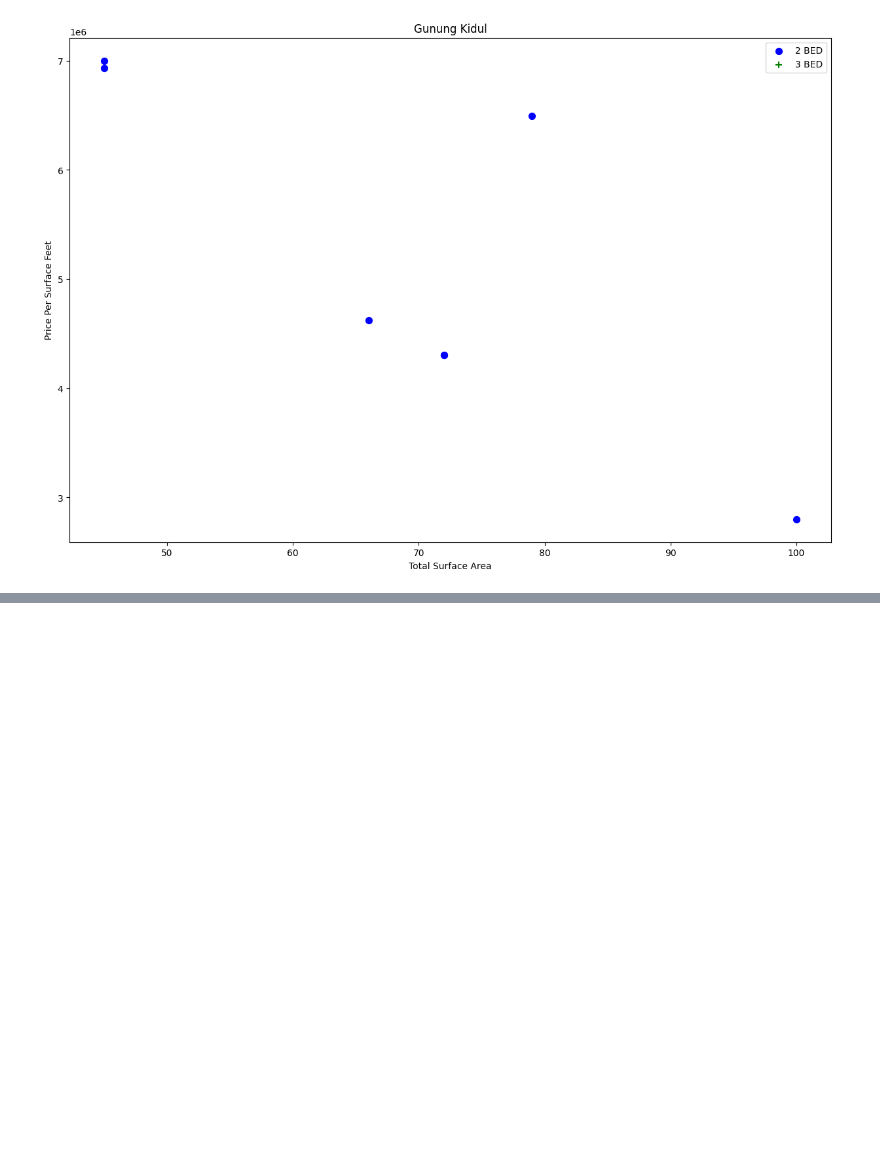
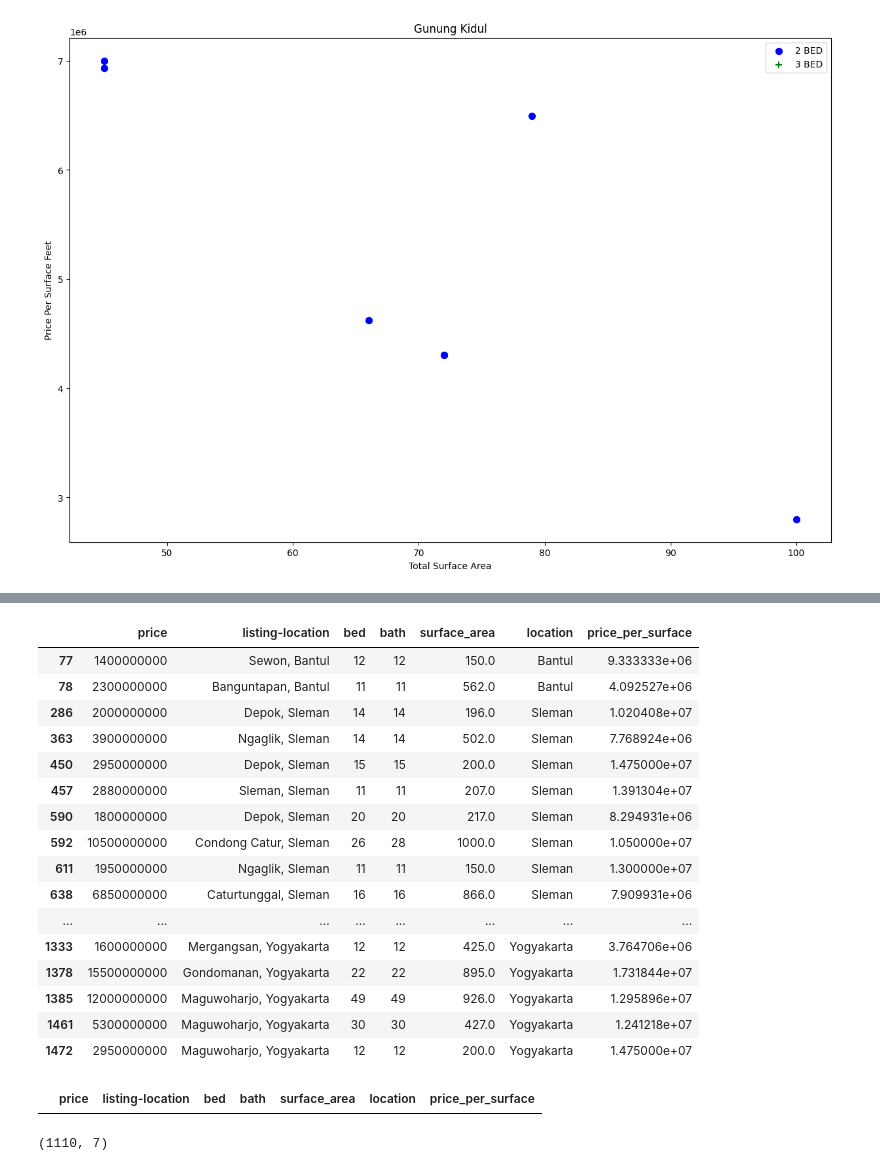
Before and after one commit to piezzy/yogyakarta-house-price-ml, a Jupyter notebook: main.ipynb, the cells around one changed output, grey strips where cells are left out. Saved outputs shown, nothing was run; the diff lists cells and outputs as text; code cells hidden in the pictures; blank space fills up the shorter version.

```diff
--- a/main.ipynb
+++ b/main.ipynb
@@ -404,0 +451,30 @@ plot_scatter_chart(df3,'Gunung Kidul')
+# %%
+df4[df4.bath > 10]
+# %% [output]
+|  | price | listing-location | bed | bath | surface_area | location | price_per_surface |
+| 77 | 1400000000 | Sewon, Bantul | 12 | 12 | 150.0 | Bantul | 9.333333e+06 |
+| 78 | 2300000000 | Banguntapan, Bantul | 11 | 11 | 562.0 | Bantul | 4.092527e+06 |
+| 286 | 2000000000 | Depok, Sleman | 14 | 14 | 196.0 | Sleman | 1.020408e+07 |
+| 363 | 3900000000 | Ngaglik, Sleman | 14 | 14 | 502.0 | Sleman | 7.768924e+06 |
+| 450 | 2950000000 | Depok, Sleman | 15 | 15 | 200.0 | Sleman | 1.475000e+07 |
+| 457 | 2880000000 | Sleman, Sleman | 11 | 11 | 207.0 | Sleman | 1.391304e+07 |
+| 590 | 1800000000 | Depok, Sleman | 20 | 20 | 217.0 | Sleman | 8.294931e+06 |
+| 592 | 10500000000 | Condong Catur, Sleman | 26 | 28 | 1000.0 | Sleman | 1.050000e+07 |
+| 611 | 1950000000 | Ngaglik, Sleman | 11 | 11 | 150.0 | Sleman | 1.300000e+07 |
+| 638 | 6850000000 | Caturtunggal, Sleman | 16 | 16 | 866.0 | Sleman | 7.909931e+06 |
+| ... | ... | ... | ... | ... | ... | ... | ... |
+| 1333 | 1600000000 | Mergangsan, Yogyakarta | 12 | 12 | 425.0 | Yogyakarta | 3.764706e+06 |
+| 1378 | 15500000000 | Gondomanan, Yogyakarta | 22 | 22 | 895.0 | Yogyakarta | 1.731844e+07 |
+| 1385 | 12000000000 | Maguwoharjo, Yogyakarta | 49 | 49 | 926.0 | Yogyakarta | 1.295896e+07 |
+| 1461 | 5300000000 | Maguwoharjo, Yogyakarta | 30 | 30 | 427.0 | Yogyakarta | 1.241218e+07 |
+| 1472 | 2950000000 | Maguwoharjo, Yogyakarta | 12 | 12 | 200.0 | Yogyakarta | 1.475000e+07 |
+# %%
+# gada data yg bath lebih dr bed+2, berarti gada outlier
+df4[df4.bath>df4.bed+2]
+# %% [output]
+|  | price | listing-location | bed | bath | surface_area | location | price_per_surface |
+# %%
+df5 = df4[df4.bath<df4.bed+2]
+df5.shape
+# %% [output]
+(1110, 7)
```
Also changed, not shown: parts of 25 cells of this notebook, 1 other file.
